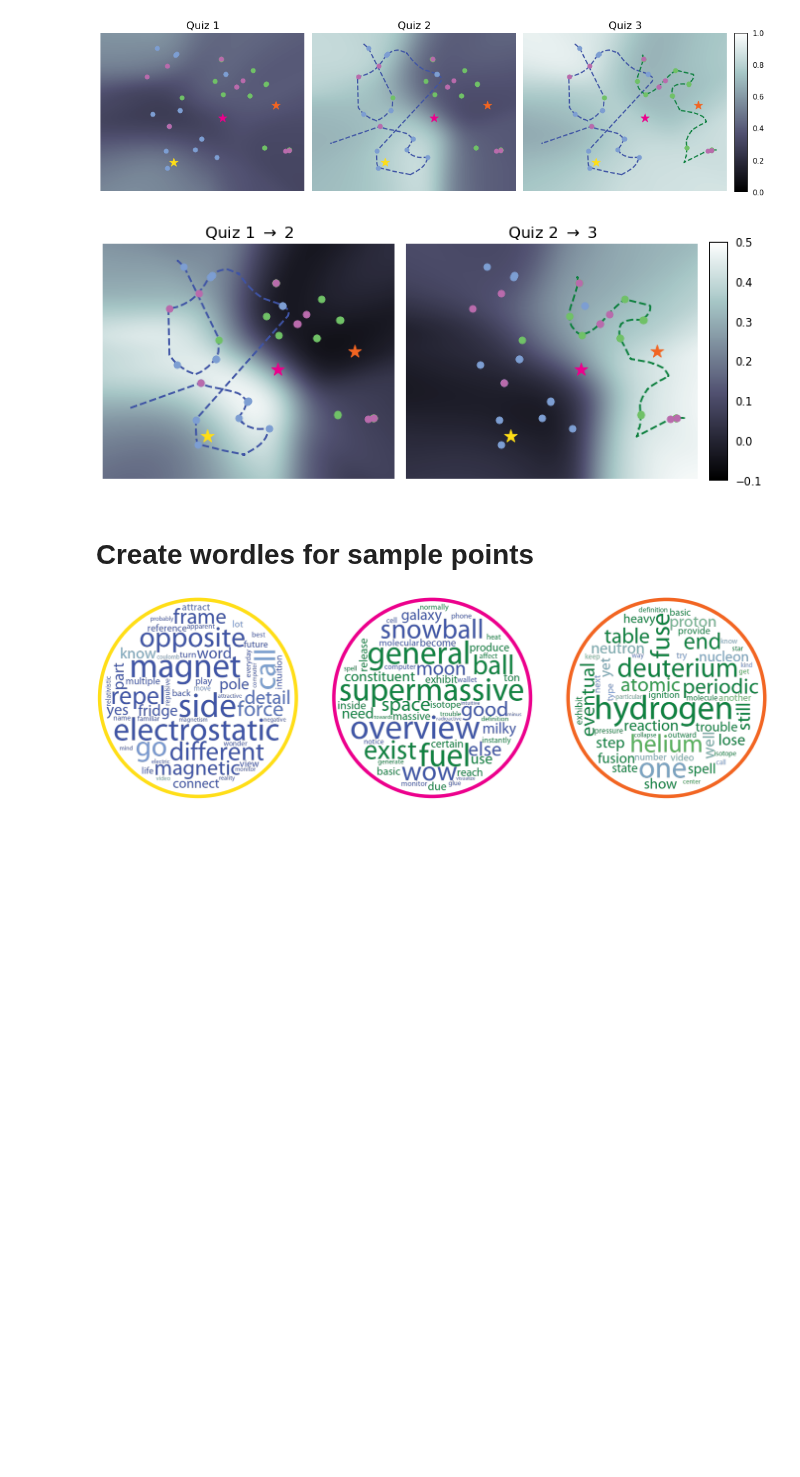
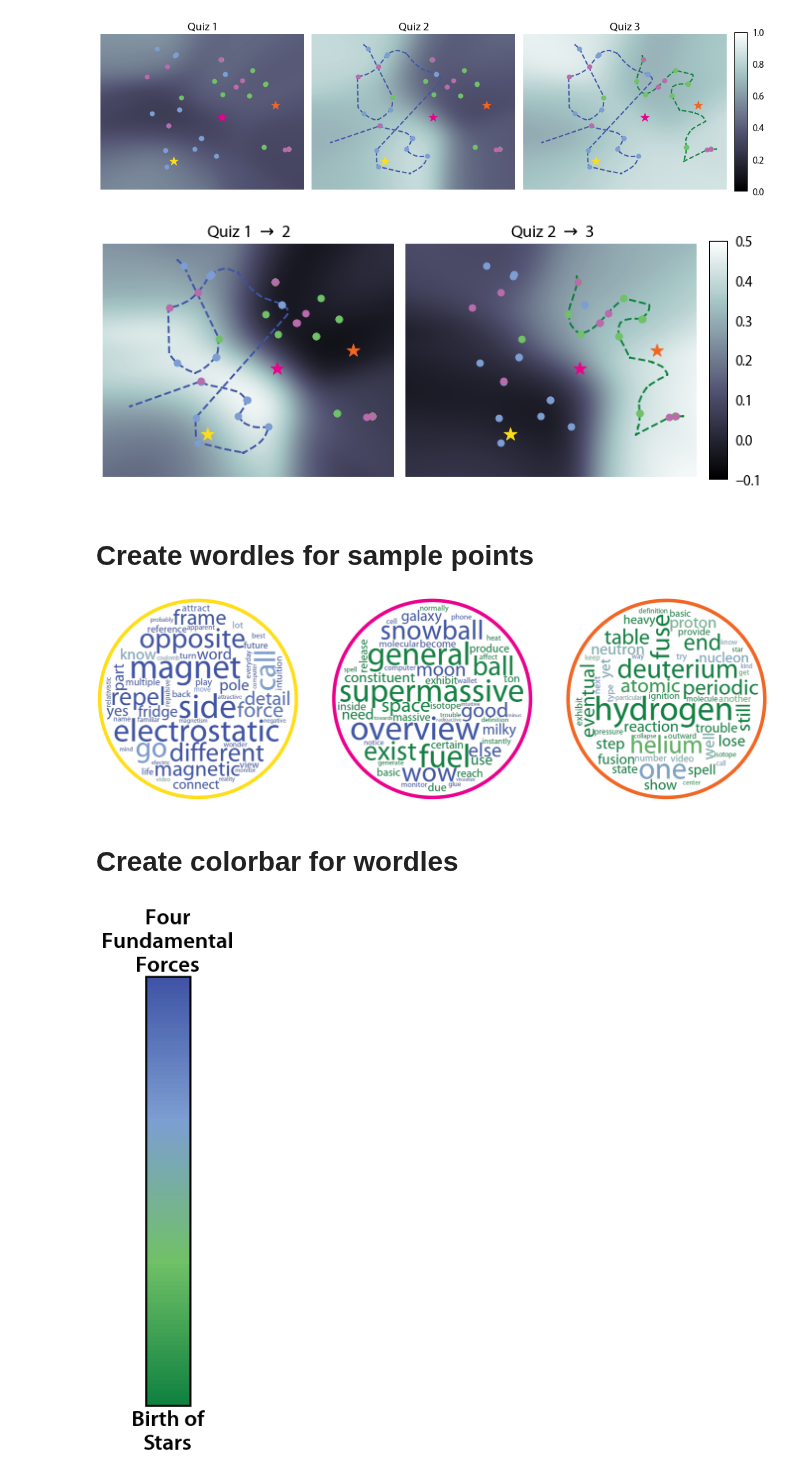
Before and after one commit to ContextLab/efficient-learning-khan, a Jupyter notebook: code/notebooks/4_knowledge-maps.ipynb, the cells around one changed output. Saved outputs shown, nothing was run; the diff lists cells and outputs as text; code cells hidden in the pictures; blank space fills up the shorter version.

Commit message:
added a colorbar for the knowledge map wordles

```diff
--- a/code/notebooks/4_knowledge-maps.ipynb
+++ b/code/notebooks/4_knowledge-maps.ipynb
@@ -377,7 +377,7 @@ gen_qs_shifted = questions_shifted[30:]
 # %% [markdown]
 # Plot knowledge and learning maps
 # %%
-with sns.plotting_context('paper'):
+with sns.plotting_context('paper', font_scale=1.1):
     cmap = 'bone'
     fig, axes = plt.subplots(1, 3)
     fig.set_size_inches(14, 4)
@@ -452,7 +452,7 @@ with sns.plotting_context('paper'):
 
         if cbar:
             cax.spines[:].set_visible(True)
-            cax.tick_params(right=False, labelsize='large')
+            cax.tick_params(right=False, labelsize='x-large')
 
     # suppress "UserWarning: This figure includes Axes that are not
     # compatible with tight_layout, so results might be incorrect."
@@ -467,7 +467,7 @@ with sns.plotting_context('paper'):
 # %% [output]
 [figure]
 # %%
-with sns.plotting_context('paper'):
+with sns.plotting_context('paper', font_scale=1.1):
     cmap = 'bone'
     fig, axes = plt.subplots(1, 2)
     fig.set_size_inches(9, 4)
@@ -545,7 +545,7 @@ with sns.plotting_context('paper'):
 
         if cbar:
             cax.spines[:].set_visible(True)
-            cax.tick_params(right=False, labelsize='large')
+            cax.tick_params(right=False, labelsize='x-large')
 
     # suppress "UserWarning: This figure includes Axes that are not
     # compatible with tight_layout, so results might be incorrect."
@@ -621,3 +621,32 @@ for i, coords in enumerate(coords_wordweights):
 plt.show()
 # %% [output]
 [figure]
+# %% [markdown]
+# Create colorbar for wordles
+# %%
+with sns.plotting_context('poster'):
+    fig, cax = plt.subplots(1, figsize=(1, 10))
+
+    norm = mpl.colors.Normalize()
+    mappable = mpl.cm.ScalarMappable(norm=norm, cmap=cmap.reversed())
+    plt.colorbar(mappable, cax=cax)
+
+    cax.text(0.5, 1.0,
+             'Four\nFundamental\nForces',
+             transform=cax.transAxes,
+             fontsize='large',
+             fontweight='semibold',
+             va='bottom',
+             ha='center')
+    cax.text(0.5, -0.01,
+             'Birth of\nStars',
+             transform=cax.transAxes,
+             fontsize='large',
+             fontweight='semibold',
+             va='top',
+             ha='center')
+    cax.tick_params(right=False, labelright=False)
+#     plt.savefig(KMAPS_FIG_DIR.joinpath('wordle-colorbar.pdf'), bbox_inches='tight', dpi=1000)
+    plt.show()
+# %% [output]
+[figure, added]
```
Also changed, not shown: parts of 3 cells of this notebook.
